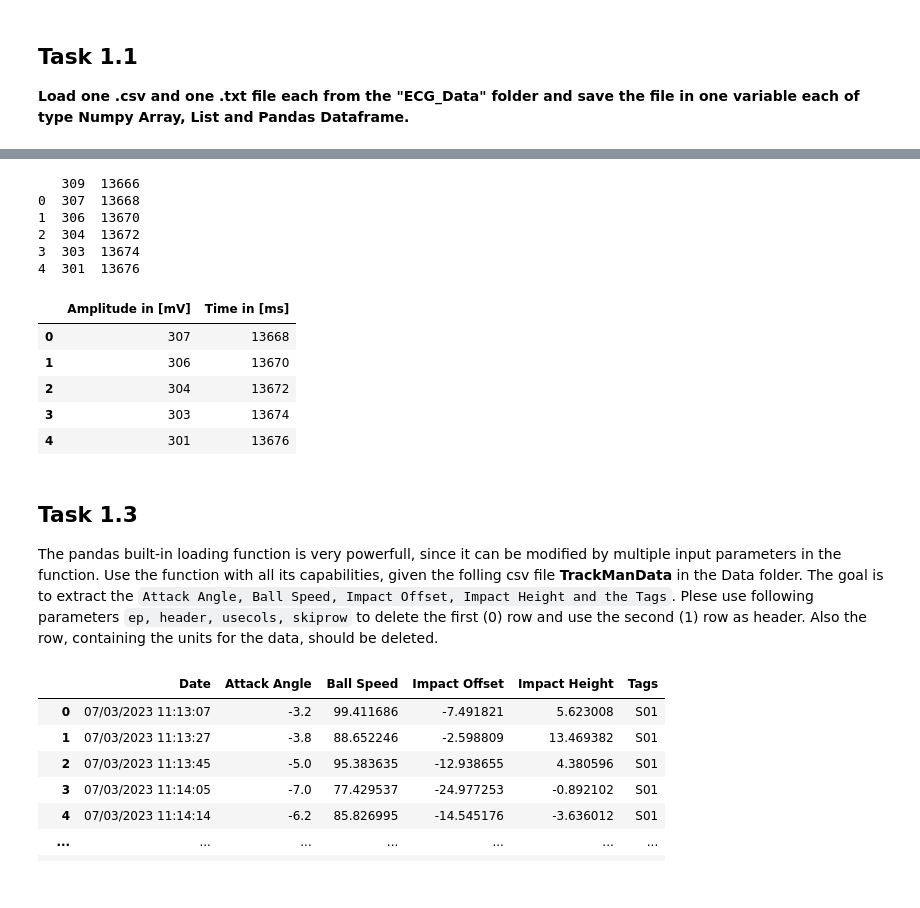
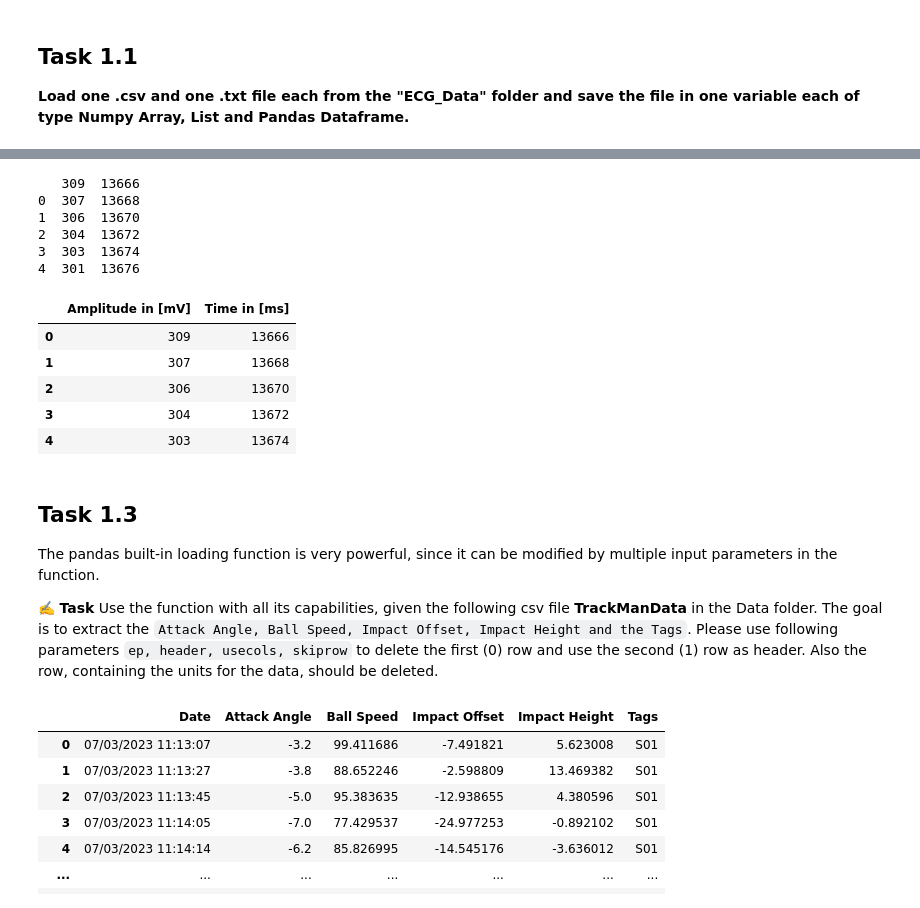
Before and after one commit to jhumci/programmieruebung2, a Jupyter notebook: 3_pandas/data_and_scripts/PÜ3_1_LoadingData.ipynb, the cells around one changed output, grey strips where cells are left out. Drawn from its saved outputs; the diff is of its cells as text; code cells hidden in the pictures.

````diff
--- a/3_pandas/data_and_scripts/PÜ3_1_LoadingData.ipynb
+++ b/3_pandas/data_and_scripts/PÜ3_1_LoadingData.ipynb
@@ -111,29 +220,31 @@ Look up the pandas function __"pd.read_csv"__ and use it, to load the txt. and .
 # %%
-# load_csv()
-# for txt file
+#@title ❓ Click `Show code` in the code cell to show the solution. { display-mode: "form" }
+
 df_ruhe_01 = pd.read_csv(directory + file_name, sep='\t')
 print(df_ruhe_01.head())
 
 # for csv file
 column_names = ["Amplitude in [mV]" ,"Time in [ms]"]
-df_ruhe_01_csv = pd.read_csv(directory + file_name_csv, sep=';', header=0, names= column_names)
+df_ruhe_01_csv = pd.read_csv(directory + file_name_csv, sep=';',header=None, names= column_names)
 df_ruhe_01_csv.head()
 # %% [output]
    309  13666
 0  307  13668
 1  306  13670
 2  304  13672
 3  303  13674
 4  301  13676
 |  | Amplitude in [mV] | Time in [ms] |
-| 0 | 307 | 13668 |
-| 1 | 306 | 13670 |
-| 2 | 304 | 13672 |
-| 3 | 303 | 13674 |
-| 4 | 301 | 13676 |
+| 0 | 309 | 13666 |
+| 1 | 307 | 13668 |
+| 2 | 306 | 13670 |
+| 3 | 304 | 13672 |
+| 4 | 303 | 13674 |
 # %% [markdown]
 ## Task 1.3
 
-The pandas built-in loading function is very powerfull, since it can be modified by multiple input parameters in the function.
-Use the function with all its capabilities, given the folling csv file __TrackManData__ in the Data folder. The goal is to extract the ```Attack Angle, Ball Speed, Impact Offset, Impact Height and the Tags```. Plese use following parameters ```ep, header, usecols, skiprow``` to delete the first (0) row and use the second (1) row as header. Also the row, containing the units for the data, should be deleted.
+The pandas built-in loading function is very powerful, since it can be modified by multiple input parameters in the function.
+
+✍️ **Task**
+Use the function with all its capabilities, given the following csv file __TrackManData__ in the Data folder. The goal is to extract the ```Attack Angle, Ball Speed, Impact Offset, Impact Height and the Tags```. Please use following parameters ```ep, header, usecols, skiprow``` to delete the first (0) row and use the second (1) row as header. Also the row, containing the units for the data, should be deleted.
 # %%
````
Also changed, not shown: parts of 16 cells of this notebook, 29 other files.
